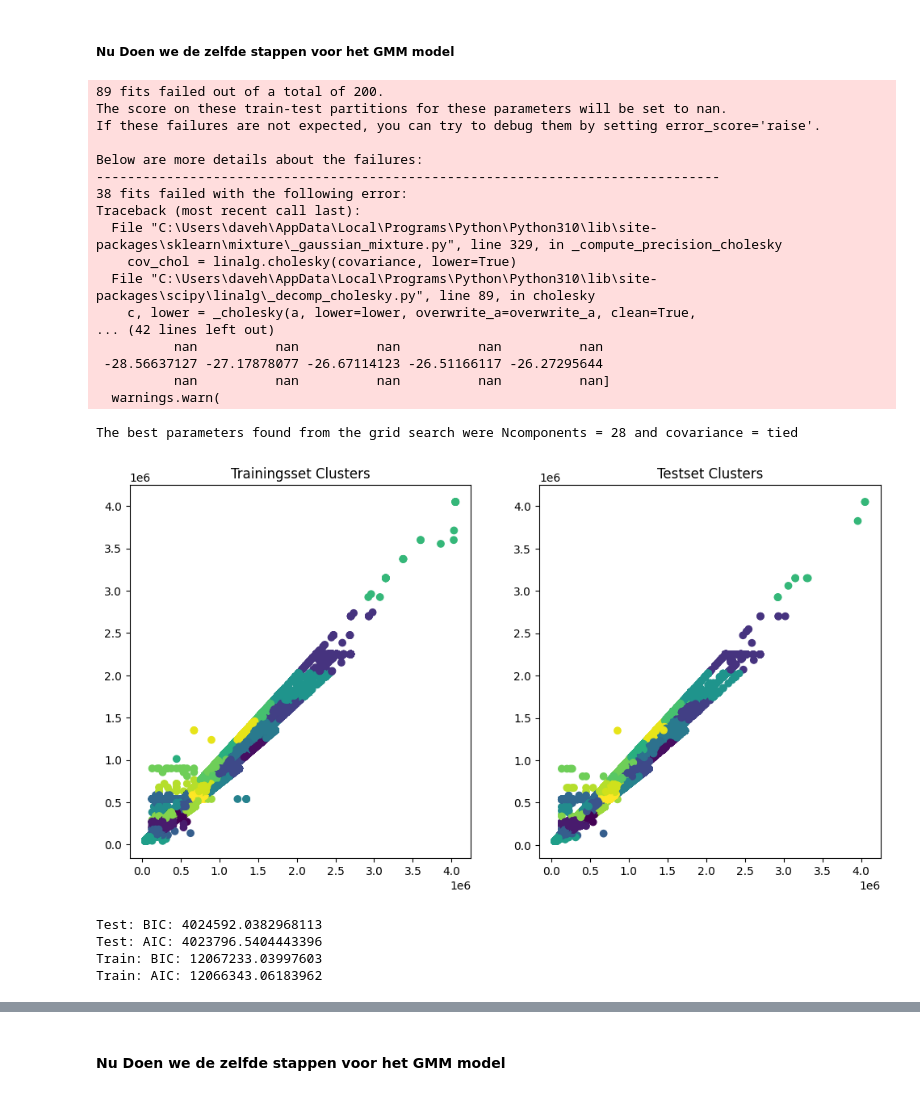
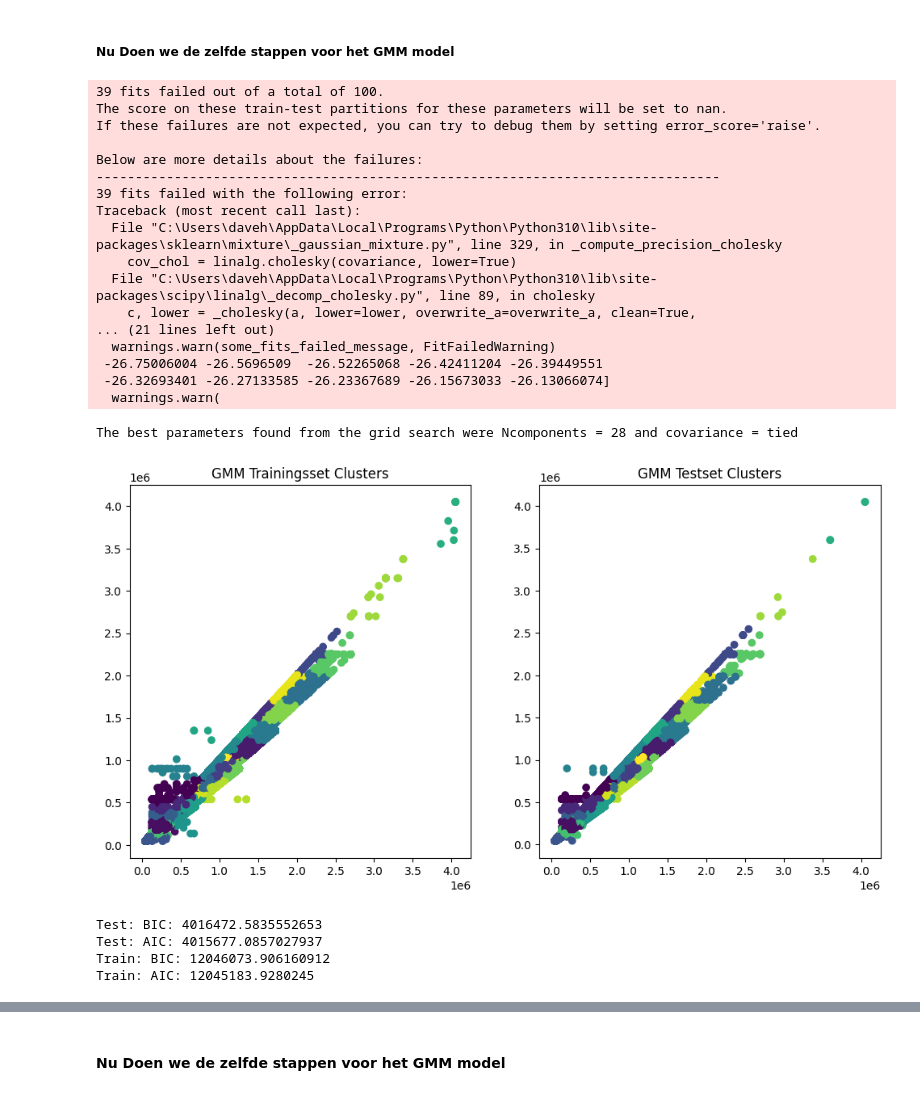
Before and after one commit to PepijnDevue/CM, a Jupyter notebook: Data Understanding.ipynb, the cells around one changed output, grey strips where cells are left out. Drawn from its saved outputs; the diff is of its cells as text; code cells hidden in the pictures.

```diff
--- a/Data Understanding.ipynb
+++ b/Data Understanding.ipynb
@@ -344,7 +374,7 @@ X_train, X_test = train_test_split(X)
 
 param_grid = {
     'n_components': [n for n in range(1, 31, 3)],  # Het aantal componenten (clusters) in het GMM-model
-    'covariance_type': ['full', 'tied', 'diag', 'spherical'],  # Het type covariantie
+    'covariance_type': ['full', 'tied'],  # Het type covariantie
 }
 # %%
 # create a grid search
@@ -357,57 +387,57 @@ best_n_components = best_params['n_components']
 best_covariance_type = best_params['covariance_type']
 print(f"The best parameters found from the grid search were Ncomponents = {best_n_components} and covariance = {best_covariance_type}")
 # %% [output]
-89 fits failed out of a total of 200.
+39 fits failed out of a total of 100.
 The score on these train-test partitions for these parameters will be set to nan.
 If these failures are not expected, you can try to debug them by setting error_score='raise'.
 
 Below are more details about the failures:
 --------------------------------------------------------------------------------
-38 fits failed with the following error:
+39 fits failed with the following error:
 Traceback (most recent call last):
   File "C:\Users\daveh\AppData\Local\Programs\Python\Python310\lib\site-packages\sklearn\mixture\_gaussian_mixture.py", line 329, in _compute_precision_cholesky
     cov_chol = linalg.cholesky(covariance, lower=True)
   File "C:\Users\daveh\AppData\Local\Programs\Python\Python310\lib\site-packages\scipy\linalg\_decomp_cholesky.py", line 89, in cholesky
     c, lower = _cholesky(a, lower=lower, overwrite_a=overwrite_a, clean=True,
-... (42 lines left out)
-          nan          nan          nan          nan          nan
- -28.56637127 -27.17878077 -26.67114123 -26.51166117 -26.27295644
-          nan          nan          nan          nan          nan]
+... (21 lines left out)
+  warnings.warn(some_fits_failed_message, FitFailedWarning)
+ -26.75006004 -26.5696509  -26.52265068 -26.42411204 -26.39449551
+ -26.32693401 -26.27133585 -26.23367689 -26.15673033 -26.13066074]
   warnings.warn(
 The best parameters found from the grid search were Ncomponents = 28 and covariance = tied
 # %%
 # Set hyper parameters
 gmm.set_params(n_components=best_n_components, covariance_type=best_covariance_type, random_state=42)
 # We fitte het model met de train data.
 gmm.fit(X_train)
 
 # Voer de clustering uit op zowel de trainings- als testset
 train_clusters = gmm.predict(X_train)
 test_clusters = gmm.predict(X_test)
 
 # Maak een scatterplot voor de trainingsset
 plt.figure(figsize=(12, 6))
 plt.subplot(1, 2, 1)
 plt.scatter(X_train[:, 0], X_train[:, 1], c=train_clusters, cmap='viridis')
-plt.title('Trainingsset Clusters')
+plt.title('GMM Trainingsset Clusters')
 
 # Maak een scatterplot voor de testset
 plt.subplot(1, 2, 2)
 plt.scatter(X_test[:, 0], X_test[:, 1], c=test_clusters, cmap='viridis')
-plt.title('Testset Clusters')
+plt.title('GMM Testset Clusters')
 
 plt.show()
 
 print("Test: BIC:", gmm.bic(X_test))
 print("Test: AIC:", gmm.aic(X_test))
 print("Train: BIC:", gmm.bic(X_train))
 print("Train: AIC:", gmm.aic(X_train))
 # %% [output]
-[figure, old version]
+[figure, new version]
-Test: BIC: 4024592.0382968113
-Test: AIC: 4023796.5404443396
-Train: BIC: 12067233.03997603
-Train: AIC: 12066343.06183962
+Test: BIC: 4016472.5835552653
+Test: AIC: 4015677.0857027937
+Train: BIC: 12046073.906160912
+Train: AIC: 12045183.9280245
 # %% [markdown]
 #### Nu gaan we het volgende pakken
 
```
Also changed, not shown: parts of 21 cells of this notebook.
